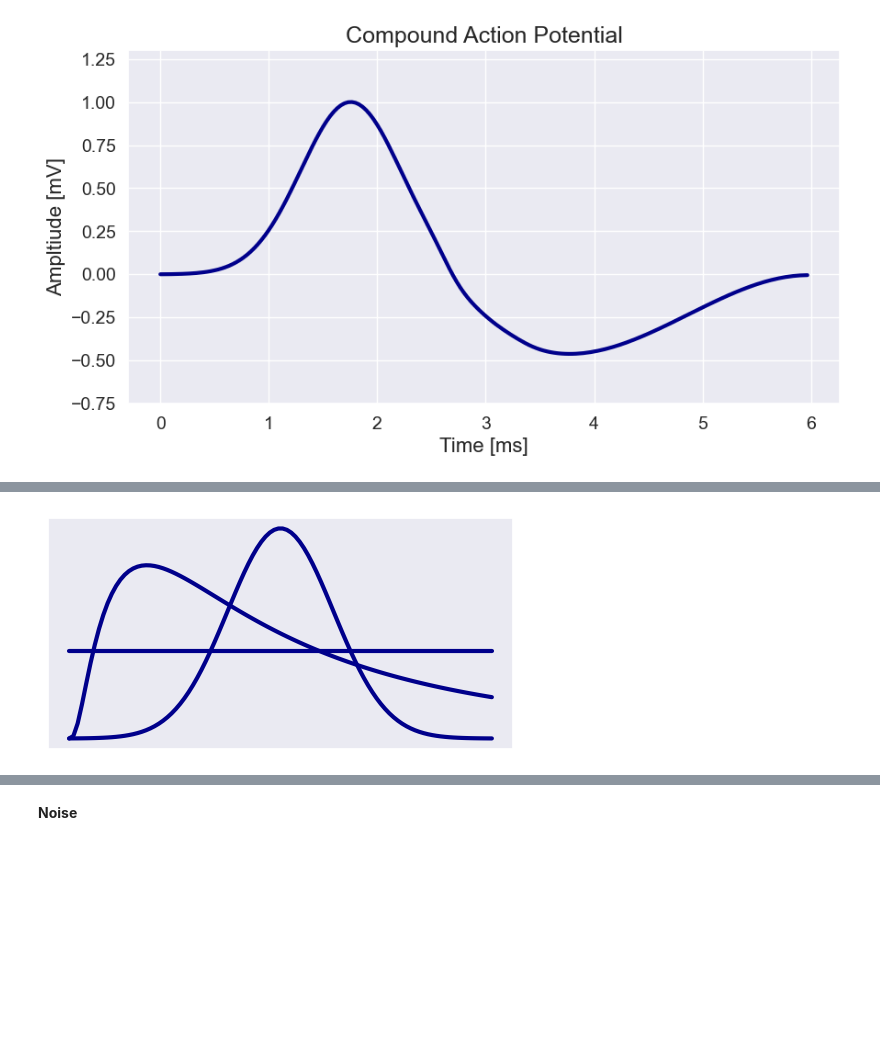
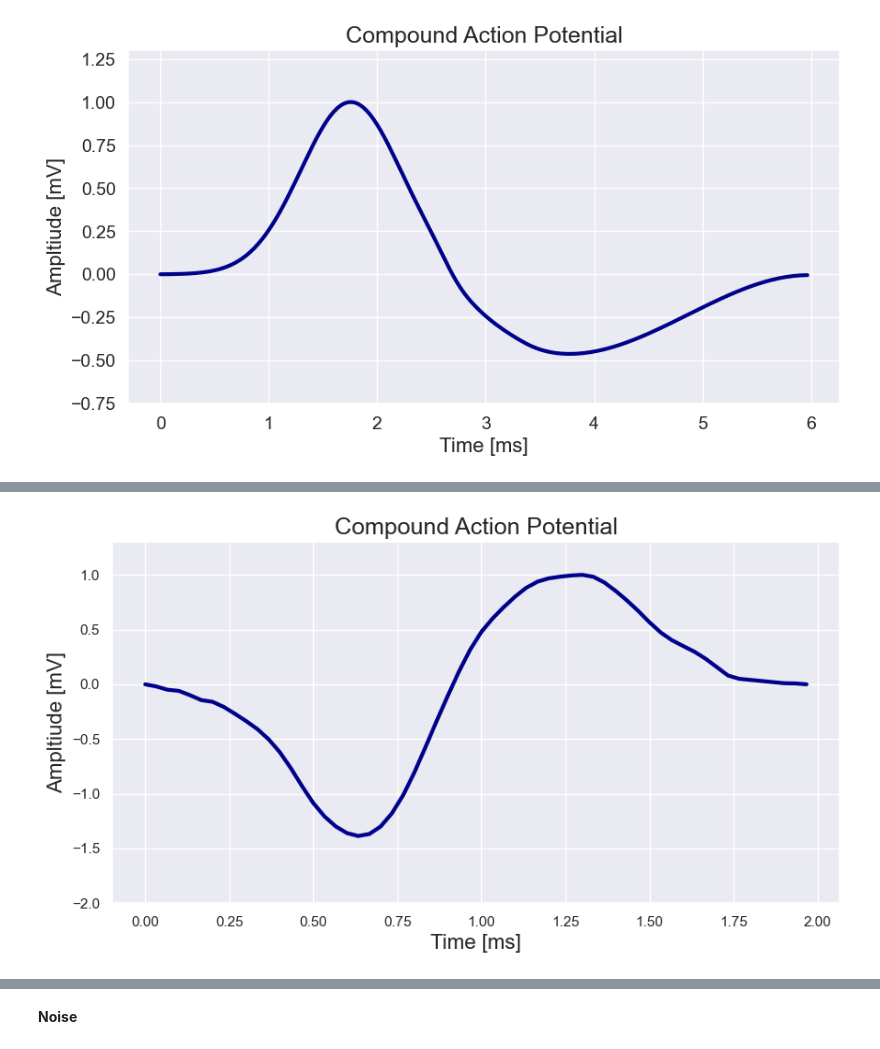
Before and after one commit to TheresaDF/NeuronSpikeEye, a Jupyter notebook: src/visualizations/simulated_data.ipynb, the cells around one changed output, grey strips where cells are left out. Cells and saved outputs as stored; diff of their text form; code cells hidden in the pictures; blank space fills up the shorter version.

```diff
--- a/src/visualizations/simulated_data.ipynb
+++ b/src/visualizations/simulated_data.ipynb
@@ -152,15 +94,14 @@ plot_gaussian_sum(x, total, contributions, centers)
-# %%
-norm_dist = norm.pdf(np.linspace(-2, 2, 100), 0, 0.5)
-lognorm_dist = lognorm.pdf(np.linspace(0, 2, 100), 1)
-uniform_dist = np.ones(100) / 3
-
-plt.figure(figsize = (6, 3))
-plt.plot(norm_dist, linewidth = 3, color = "darkblue")
-plt.plot(lognorm_dist, linewidth = 3, color = "darkblue")
-plt.plot(uniform_dist, linewidth = 3, color = "darkblue")
-plt.xticks([])
-plt.yticks([])
-plt.savefig("../../../figures/stim_data_CAP2.pdf")
-plt.show()
-# %% [output]
-[figure, removed]
+# %%
+Y = np.load("../data/noise_files_sim_data/CAP2.npy")
+
+x_axis = np.arange(0, len(Y)) / 30
+plt.figure(figsize = (10, 5))
+plt.plot(x_axis, Y, linewidth = 3, color = "darkblue")
+plt.ylim([-2, 1.3])
+plt.xlabel("Time [ms]", fontdict={"fontsize": 16})
+plt.ylabel("Ampltiude [mV]", fontdict={"fontsize": 16})
+plt.title("Compound Action Potential", fontdict={"fontsize": 18})
+plt.savefig("../../../figures/stim_data_CAP2_report.pdf")
+plt.show()
+# %% [output]
+[figure, added]
```
Also changed, not shown: parts of 14 cells of this notebook.
